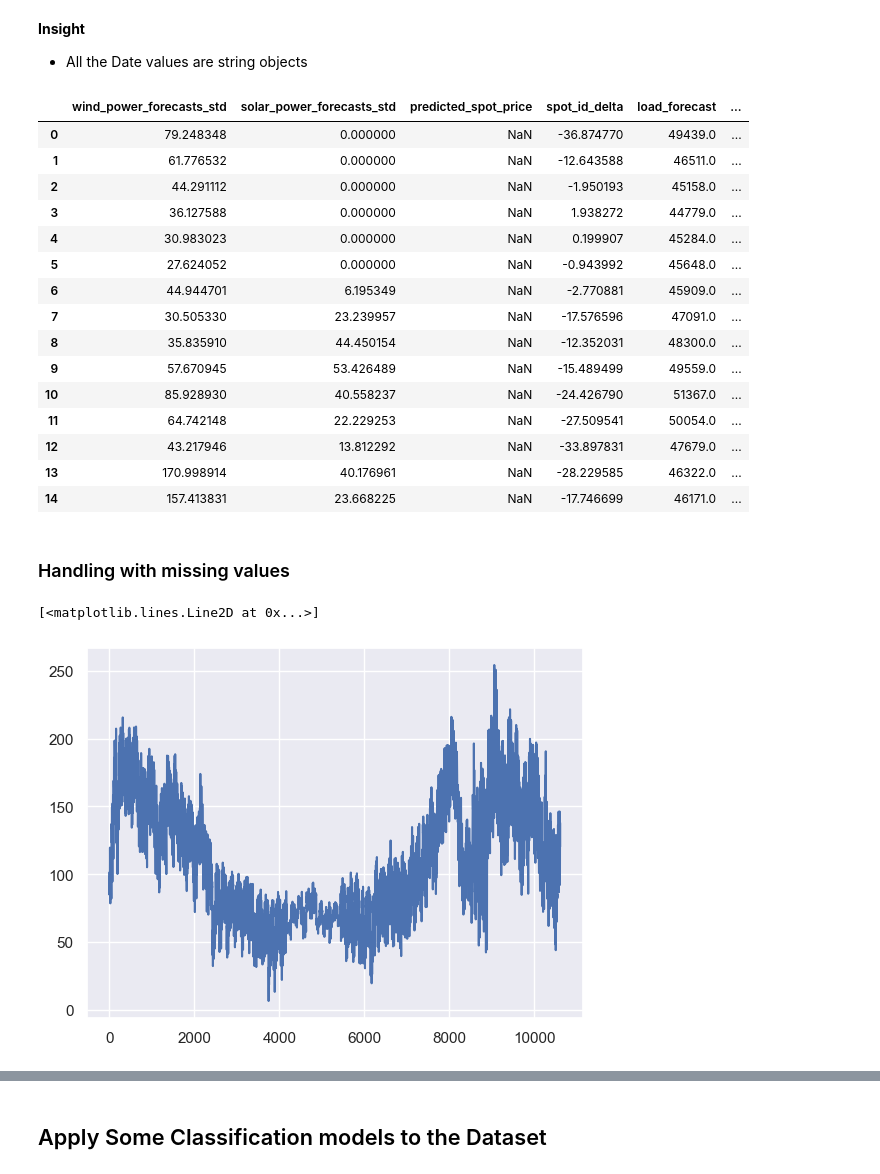
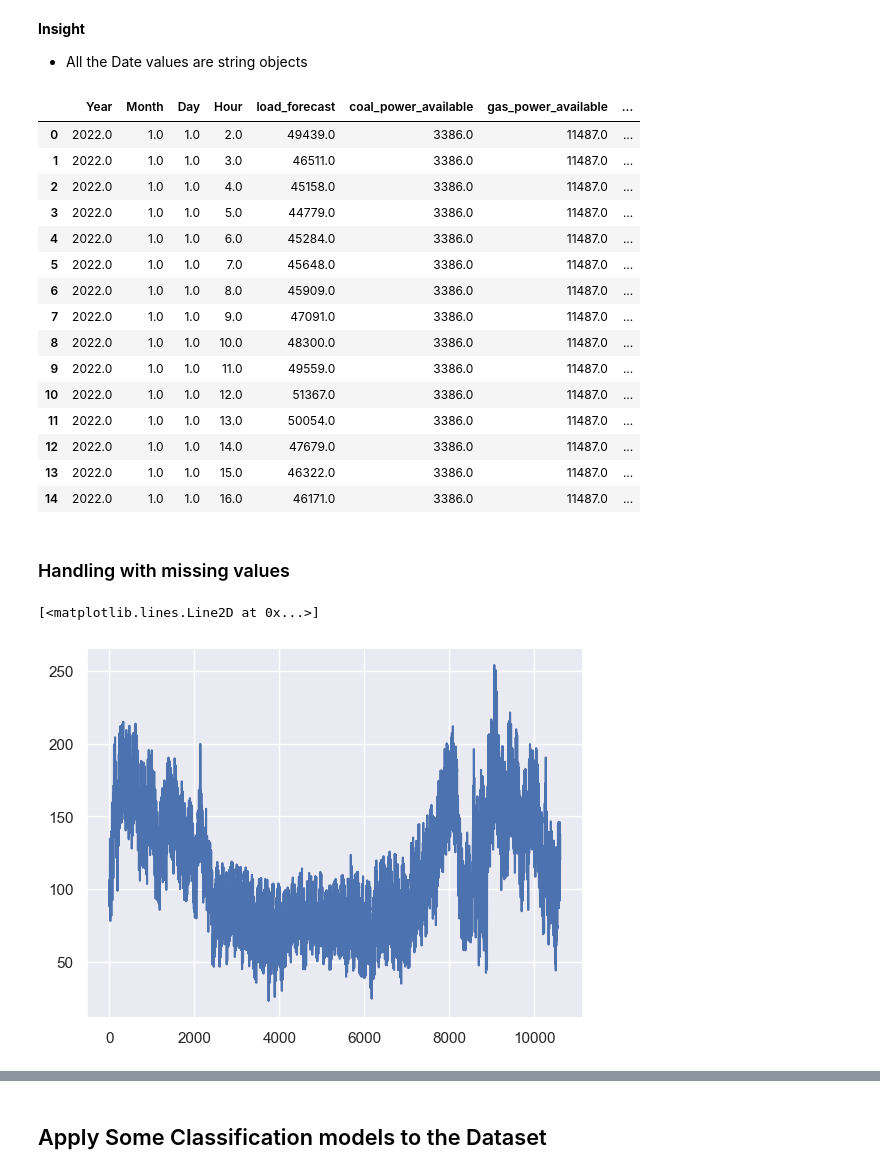
Before and after one commit to stabilo140/Data_Challenge_elmy, a Jupyter notebook: data_challenge_Lelouche.ipynb, the cells around one changed output, grey strips where cells are left out. Cells and saved outputs as stored; diff of their text form; code cells hidden in the pictures.

Commit message:
modifying convert and separate dates function to make them returning Timestamps object. Bug cell 43, saying spot_id_delta was durin fit time

```diff
--- a/data_challenge_Lelouche.ipynb
+++ b/data_challenge_Lelouche.ipynb
@@ -435,37 +415,38 @@ def separate_date(df):
         day = date.day
         hour = date.hour
 
-        raw["Year"] = year
-        raw["Month"] = month
-        raw["Day"] = day
-        raw["Hour"] = hour
+        raw["Year"] = float(year)
+        raw["Month"] = float(month)
+        raw["Day"] = float(day)
+        raw["Hour"] = float(hour)
 
-    date_columns = df.iloc[:, -4:]
-    other_num_columns = df.iloc[:, 1:-4]
+    new_df = pd.DataFrame(dic_df)
+    date_columns = new_df.iloc[:, -4:]
+    other_num_columns = new_df.iloc[:, 1:-4]
 
     new_df = pd.concat([date_columns, other_num_columns], axis=1)
     return new_df
 
-df_train = separate_date(df=df_train)
+df_train_separated = separate_date(df=df_train)
 # %%
-df_train.head(15)
+df_train_separated.head(15)
 # %% [output]
-|  | wind_power_forecasts_std | solar_power_forecasts_std | predicted_spot_price | spot_id_delta | load_forecast | ... |
-| 0 | 79.248348 | 0.000000 | NaN | -36.874770 | 49439.0 | ... |
-| 1 | 61.776532 | 0.000000 | NaN | -12.643588 | 46511.0 | ... |
-| 2 | 44.291112 | 0.000000 | NaN | -1.950193 | 45158.0 | ... |
-| 3 | 36.127588 | 0.000000 | NaN | 1.938272 | 44779.0 | ... |
-| 4 | 30.983023 | 0.000000 | NaN | 0.199907 | 45284.0 | ... |
-| 5 | 27.624052 | 0.000000 | NaN | -0.943992 | 45648.0 | ... |
-| 6 | 44.944701 | 6.195349 | NaN | -2.770881 | 45909.0 | ... |
-| 7 | 30.505330 | 23.239957 | NaN | -17.576596 | 47091.0 | ... |
-| 8 | 35.835910 | 44.450154 | NaN | -12.352031 | 48300.0 | ... |
-| 9 | 57.670945 | 53.426489 | NaN | -15.489499 | 49559.0 | ... |
-| 10 | 85.928930 | 40.558237 | NaN | -24.426790 | 51367.0 | ... |
-| 11 | 64.742148 | 22.229253 | NaN | -27.509541 | 50054.0 | ... |
-| 12 | 43.217946 | 13.812292 | NaN | -33.897831 | 47679.0 | ... |
-| 13 | 170.998914 | 40.176961 | NaN | -28.229585 | 46322.0 | ... |
-| 14 | 157.413831 | 23.668225 | NaN | -17.746699 | 46171.0 | ... |
+|  | Year | Month | Day | Hour | load_forecast | coal_power_available | gas_power_available | ... |
+| 0 | 2022.0 | 1.0 | 1.0 | 2.0 | 49439.0 | 3386.0 | 11487.0 | ... |
+| 1 | 2022.0 | 1.0 | 1.0 | 3.0 | 46511.0 | 3386.0 | 11487.0 | ... |
+| 2 | 2022.0 | 1.0 | 1.0 | 4.0 | 45158.0 | 3386.0 | 11487.0 | ... |
+| 3 | 2022.0 | 1.0 | 1.0 | 5.0 | 44779.0 | 3386.0 | 11487.0 | ... |
+| 4 | 2022.0 | 1.0 | 1.0 | 6.0 | 45284.0 | 3386.0 | 11487.0 | ... |
+| 5 | 2022.0 | 1.0 | 1.0 | 7.0 | 45648.0 | 3386.0 | 11487.0 | ... |
+| 6 | 2022.0 | 1.0 | 1.0 | 8.0 | 45909.0 | 3386.0 | 11487.0 | ... |
+| 7 | 2022.0 | 1.0 | 1.0 | 9.0 | 47091.0 | 3386.0 | 11487.0 | ... |
+| 8 | 2022.0 | 1.0 | 1.0 | 10.0 | 48300.0 | 3386.0 | 11487.0 | ... |
+| 9 | 2022.0 | 1.0 | 1.0 | 11.0 | 49559.0 | 3386.0 | 11487.0 | ... |
+| 10 | 2022.0 | 1.0 | 1.0 | 12.0 | 51367.0 | 3386.0 | 11487.0 | ... |
+| 11 | 2022.0 | 1.0 | 1.0 | 13.0 | 50054.0 | 3386.0 | 11487.0 | ... |
+| 12 | 2022.0 | 1.0 | 1.0 | 14.0 | 47679.0 | 3386.0 | 11487.0 | ... |
+| 13 | 2022.0 | 1.0 | 1.0 | 15.0 | 46322.0 | 3386.0 | 11487.0 | ... |
+| 14 | 2022.0 | 1.0 | 1.0 | 16.0 | 46171.0 | 3386.0 | 11487.0 | ... |
 # %% [markdown]
 ### Handling with missing values
 # %%
@@ -476,16 +457,16 @@ from sklearn.impute import KNNImputer, IterativeImputer
 from sklearn.linear_model import BayesianRidge
 # %%
 scaler_imput = StandardScaler()
-df_train_scaled = scaler_imput.fit_transform(df_train)
+df_train_scaled = scaler_imput.fit_transform(df_train_separated)
 
 imputer = IterativeImputer(estimator=BayesianRidge())
-df_train_imputed = pd.DataFrame(imputer.fit_transform(df_train_scaled), columns=df_train.columns)
-df_train_imputed = pd.DataFrame(scaler_imput.inverse_transform(df_train_imputed), columns=df_train.columns)
+df_train_imputed = pd.DataFrame(imputer.fit_transform(df_train_scaled), columns=df_train_separated.columns)
+df_train_imputed = pd.DataFrame(scaler_imput.inverse_transform(df_train_imputed), columns=df_train_separated.columns)
 
 plt.plot(df_train_imputed["predicted_spot_price"])
 # %% [output]
 [<matplotlib.lines.Line2D at 0x...>]
-[figure, old version]
+[figure, new version]
 # %%
 plt.plot(df_train_imputed["predicted_spot_price"])
 # %% [output]
```
Also changed, not shown: parts of 8 cells of this notebook.
